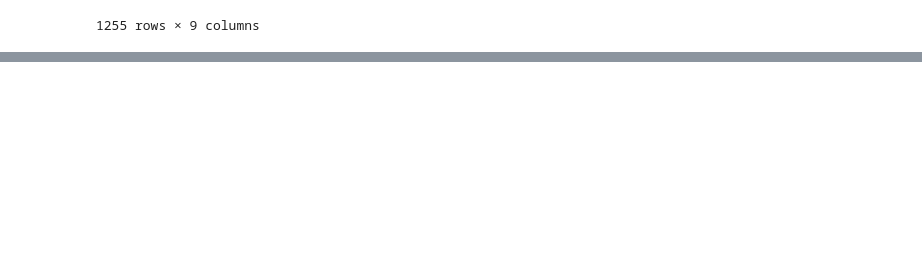
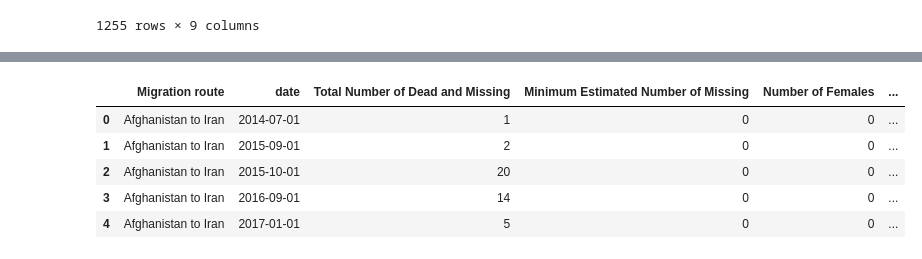
Before and after one commit to citlali-trigos-raczkowski/migrant-data-visualization, a Jupyter notebook: exploration/SebasExploration.ipynb, the cells around one changed output, grey strips where cells are left out. Saved outputs shown, nothing was run; the diff lists cells and outputs as text; code cells hidden in the pictures; blank space fills up the shorter version.

```diff
--- a/exploration/SebasExploration.ipynb
+++ b/exploration/SebasExploration.ipynb
@@ -1051,4 +1051,4 @@ df['date'] = df['date'] + '-1'
 # %%
 df['date'] = pd.to_datetime(df['date'])
 # %%
-df.groupby(['Migration route','date'])[['Total Number of Dead and Missing','Minimum Estimated Number of Missing','Number of Females', 'Number of Males', 'Number of Children','Number of Survivors']].sum().reset_index()
+df3 = df.groupby(['Migration route','date'])[['Total Number of Dead and Missing','Minimum Estimated Number of Missing','Number of Females', 'Number of Males', 'Number of Children','Number of Survivors']].sum().reset_index()
@@ -1068,0 +1055,9 @@ df.groupby(['Migration route','date'])[['Total Number of Dead and Missing','Mini
+# %%
+df3.head()
+# %% [output]
+|  | Migration route | date | Total Number of Dead and Missing | Minimum Estimated Number of Missing | Number of Females | ... |
+| 0 | Afghanistan to Iran | 2014-07-01 | 1 | 0 | 0 | ... |
+| 1 | Afghanistan to Iran | 2015-09-01 | 2 | 0 | 0 | ... |
+| 2 | Afghanistan to Iran | 2015-10-01 | 20 | 0 | 0 | ... |
+| 3 | Afghanistan to Iran | 2016-09-01 | 14 | 0 | 0 | ... |
+| 4 | Afghanistan to Iran | 2017-01-01 | 5 | 0 | 0 | ... |
```
Also changed, not shown: parts of 2 cells of this notebook, 1 other file.
